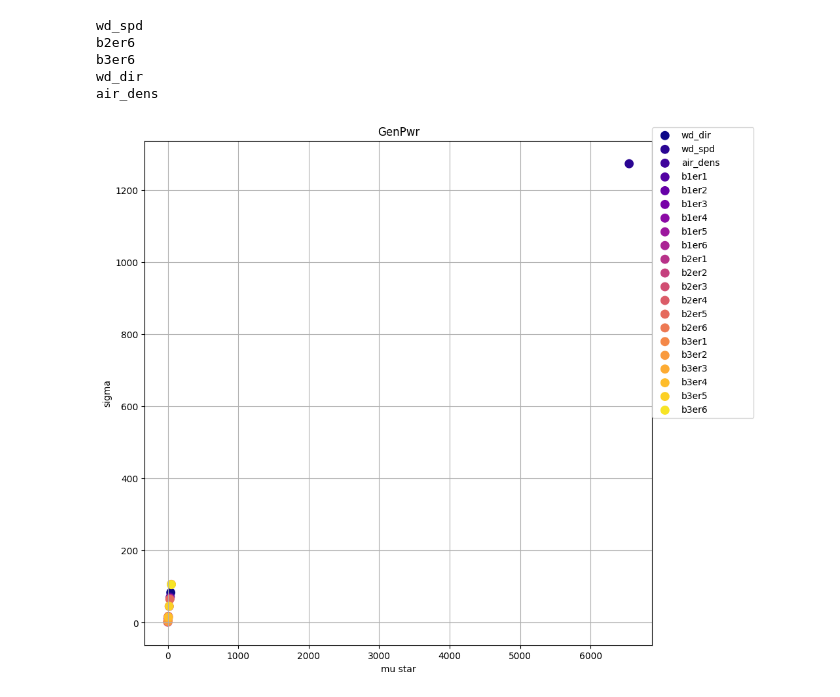
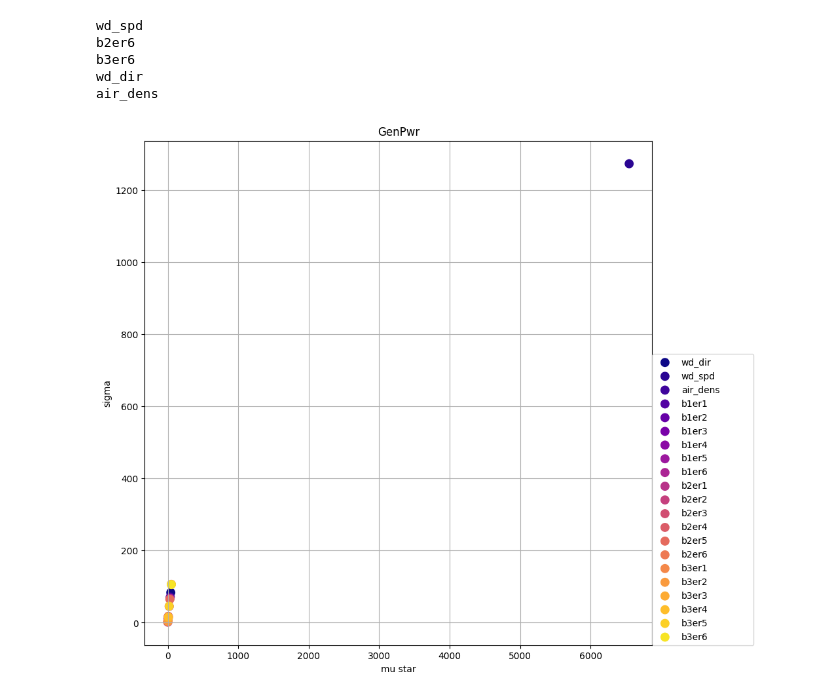
Before and after one commit to Aidan-Gettemy/LE3Storage, a Jupyter notebook: Experiment_Points/LE3_MorrisMethodAnalysis.ipynb, the cells around one changed output. Cells and saved outputs as stored; diff of their text form; code cells hidden in the pictures.

```diff
--- a/Experiment_Points/LE3_MorrisMethodAnalysis.ipynb
+++ b/Experiment_Points/LE3_MorrisMethodAnalysis.ipynb
@@ -196,29 +196,29 @@ air_dens
 # %%
 fig, ax = plt.subplots(1, 1, figsize=(10, 10))
 
 stor = np.zeros((2,21))
 stor[0,:] = Si["mu_star"]
 stor[1,:] = Si["sigma"]
 
 vals = np.zeros((21,))
 for i in range(21):
     vals[i] = np.linalg.norm(stor[:,i])
 
 cmap = plt.cm.plasma
 norm = plt.Normalize(vmin=0, vmax=21)
 nomr1 = plt.Normalize(vmin=min(vals),vmax=max(vals))
 for i in range(len(Si["names"])):
     cl = cmap(norm(i))
     scale = 100 #400*nomr1(vals[i])
     ax.scatter(Si["mu_star"][i], Si["sigma"][i], color=cl, s=scale, label=Si["names"][i], edgecolors='none')
 
 #ax.legend(loc="upper left")
-ax.legend(bbox_to_anchor=(1,.45,.2,1.5), loc='lower left',
+ax.legend(bbox_to_anchor=(1,0,.2,2), loc='lower left',
            ncols=1,mode="expand", borderaxespad=0)
 ax.grid(True)
 ax.set_xlabel("mu star")
 ax.set_ylabel("sigma")
 ax.set_title(outname)
 plt.show()
 # %% [output]
-[figure, old version]
+[figure, new version]
```
